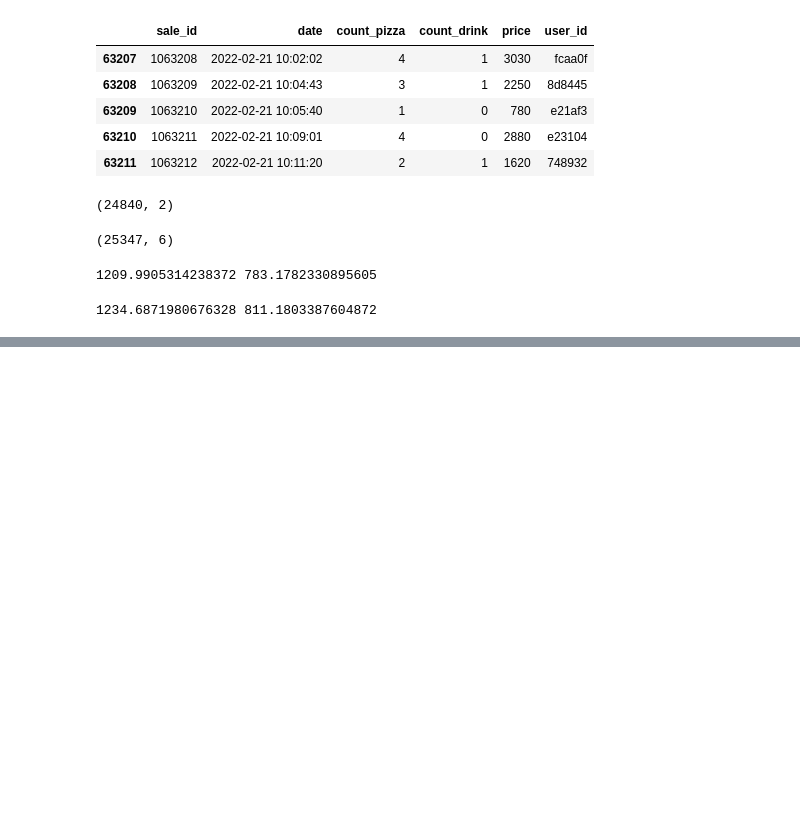
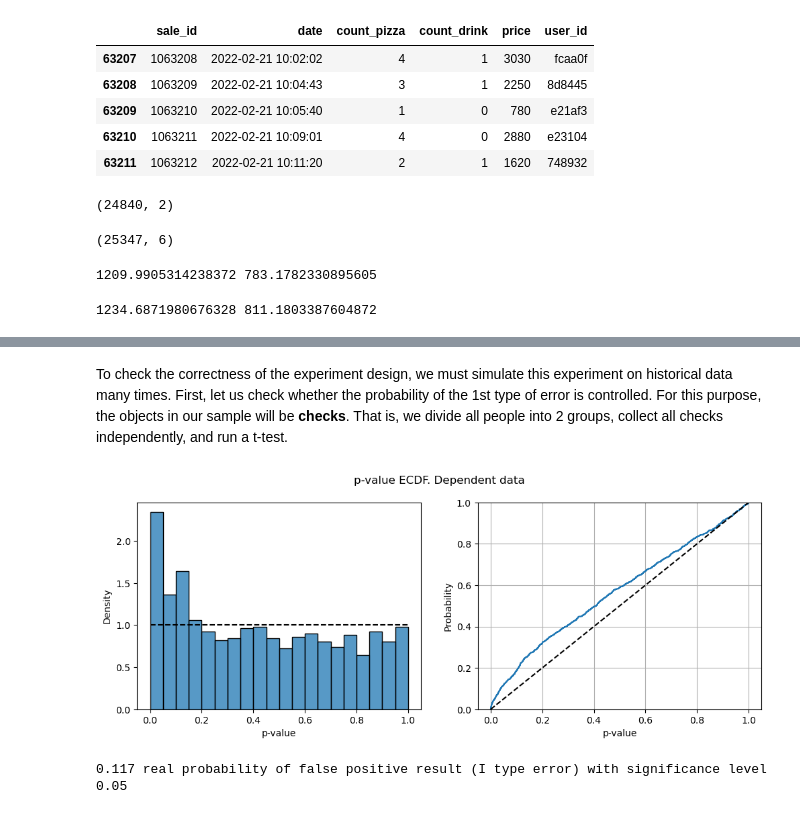
Before and after one commit to YanaOrf/AB_tests, a Jupyter notebook: Pizzeria_website_AB.ipynb, the cells around one changed output, grey strips where cells are left out. Drawn from its saved outputs; the diff is of its cells as text; code cells hidden in the pictures; blank space fills up the shorter version.

```diff
--- a/Pizzeria_website_AB.ipynb
+++ b/Pizzeria_website_AB.ipynb
@@ -309,0 +371,34 @@ sample_size = 34570
+# %%
+def plot_pvalue_ecdf(pvalues, title=None):
+    fig, (ax1, ax2) = plt.subplots(1, 2, figsize=(12, 4))
+
+    if title:
+        plt.suptitle(title)
+
+    sns.histplot(pvalues, ax=ax1, bins=20, stat='density')
+    ax1.plot([0,1],[1,1], 'k--')
+    ax1.set(xlabel='p-value', ylabel='Density')
+
+    sns.ecdfplot(pvalues, ax=ax2)
+    ax2.plot([0,1],[0,1], 'k--')
+    ax2.set(xlabel='p-value', ylabel='Probability')
+    ax2.grid()
+# %% [markdown]
+To check the correctness of the experiment design, we must simulate this experiment on historical data many times. First, let us check whether the probability of the 1st type of error is controlled. For this purpose, the objects in our sample will be **checks**. That is, we divide all people into 2 groups, collect all checks independently, and run a t-test.
+# %%
+p_values=[]
+users=sales_hist['user_id'].unique()
+for _ in range(1000):
+    np.random.shuffle(users)
+    group_a,group_b=users[:len(users) // 2],users[len(users) // 2:]
+    sales_a=sales_hist[sales_hist['user_id'].isin(group_a)]['price']
+    sales_b=sales_hist[sales_hist['user_id'].isin(group_b)]['price']
+    _, p_value=ttest_ind(sales_a,sales_b)
+    p_values.append(p_value)
+plot_pvalue_ecdf(p_values, 'p-value ECDF. Dependent data')
+# %% [output]
+[figure, added]
+# %%
+print((np.array(p_values) < 0.05).mean(),'real probability of false positive result (I type error) with significance level 0.05')
+# %% [output]
+0.117 real probability of false positive result (I type error) with significance level 0.05
```
Also changed, not shown: parts of 17 cells of this notebook.
